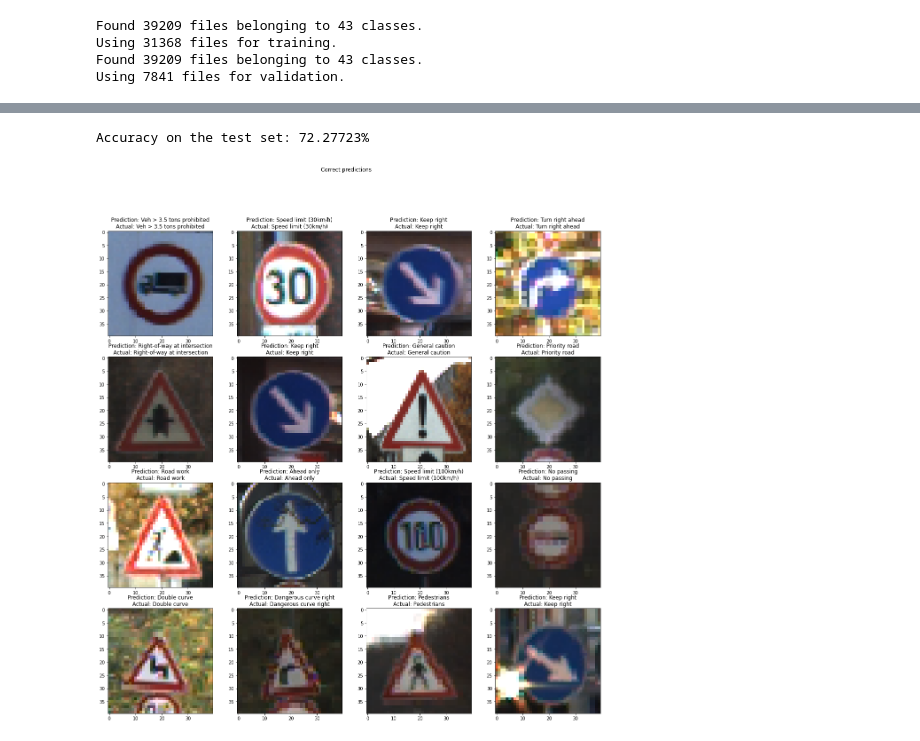
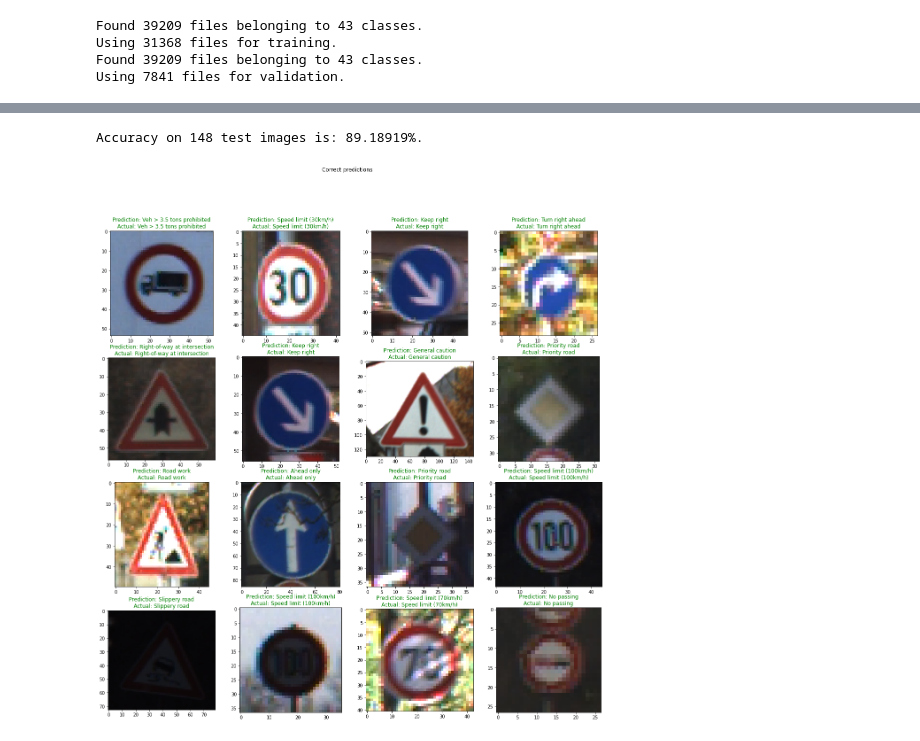
Before and after one commit to Kurtiadam/GTSRB, a Jupyter notebook: GTSRB.ipynb, the cells around one changed output, grey strips where cells are left out. Saved outputs shown, nothing was run; the diff lists cells and outputs as text; code cells hidden in the pictures.

```diff
--- a/GTSRB.ipynb
+++ b/GTSRB.ipynb
@@ -225,10 +216,11 @@ Non-trainable params: 0
 _________________________________________________________________
 # %%
 # Training the model
-epochs=10
+epochs=3
 history = model.fit(
   train_ds,
   validation_data=val_ds,
-  epochs=epochs
+  epochs,
+  shuffle=True
 )
 # %% [output]
@@ -266,8 +263,9 @@ predictions = []
 test_csv = pd.read_csv('/content/GTSRB_dataset/Test.csv')
 test_img_paths = test_csv["Path"].values
 test_labels = test_csv["ClassId"].values
+int_test_labels = [int(label) for label in test_labels]
 cnt = 0
-ok_pred =0
+ok_pred = 0
 
 for test_img_path in test_img_paths:
   test_img = tf.keras.utils.load_img(TEST_SET_PATH + '/' + test_img_path, target_size=(IMG_HEIGHT, IMG_WIDTH))
@@ -275,42 +273,40 @@ for test_img_path in test_img_paths:
   img_array = tf.expand_dims(img_array, 0) # Create a batch
   curr_pred = model.predict(img_array, verbose = 0)
   score = tf.nn.softmax(curr_pred[0])
-  class_pred = int(train_ds.class_names[np.argmax(score)])
-  correct_label = int(test_labels[cnt])
+  pred = int(train_ds.class_names[np.argmax(score)])
+  predictions.append(pred)
+  correct_label = int_test_labels[cnt]
+  if pred == correct_label:
+    ok_pred +=1
   cnt+=1
-  if class_pred == correct_label:
-    ok_pred +=1
-  if cnt == 101:
+  if len(predictions)-ok_pred == 16:
     break
 acc = (ok_pred/cnt)*100
-print("Accuracy on the test set: {:.5f}%" .format(acc))
+print("Accuracy on {} test images is: {:.5f}%." .format(cnt,acc))
 #print("Predicted class: ", classes[int(train_ds.class_names[np.argmax(score)])])
 #print("Correct label: ", test_labels[cnt])
 # %% [output]
-Accuracy on the test set: 72.27723%
+Accuracy on 148 test images is: 89.18919%.
 # %%
-# Showing inference on random test images
+# Showing correct prediction examples
 fig_correct = plt.figure(figsize=(20, 20))
 fig_correct.suptitle("Correct predictions")
 plt_cnt = 1
 label_cnt = 0
 
-for test_img_path in test_img_paths:
-  test_img = tf.keras.utils.load_img(TEST_SET_PATH + '/' + test_img_path, target_size=(IMG_HEIGHT, IMG_WIDTH))
-  img_array = tf.keras.utils.img_to_array(test_img)
-  img_array = tf.expand_dims(img_array, 0) # Create a batch
-  curr_pred = model.predict(img_array, verbose = 0)
-  score = tf.nn.softmax(curr_pred[0])
-  class_pred = int(train_ds.class_names[np.argmax(score)])
-  correct_label = int(test_labels[label_cnt])
-  label_cnt +=1
-  if class_pred == correct_label:
+for prediction in predictions:
+  if prediction == int_test_labels[label_cnt]:
+    test_img_path = test_img_paths[label_cnt]
+    test_img = tf.keras.utils.load_img(TEST_SET_PATH + '/' + test_img_path)
+    img_array = tf.keras.utils.img_to_array(test_img)
+    img_array = tf.expand_dims(img_array, 0)
     ax = fig_correct.add_subplot(4, 4, plt_cnt)
-    ax.set_title(str("Prediction: {}\nActual: {}".format(classes[class_pred],classes[correct_label])))
+    ax.set_title(str("Prediction: {}\nActual: {}".format(classes[prediction],classes[test_labels[label_cnt]])), color = 'g')
     plt.imshow(test_img)
     plt_cnt += 1
+  label_cnt +=1
   if plt_cnt == 17:
     break
 plt.show()
 # %% [output]
-[figure, old version]
+[figure, new version]
```
Also changed, not shown: parts of 10 cells of this notebook.
